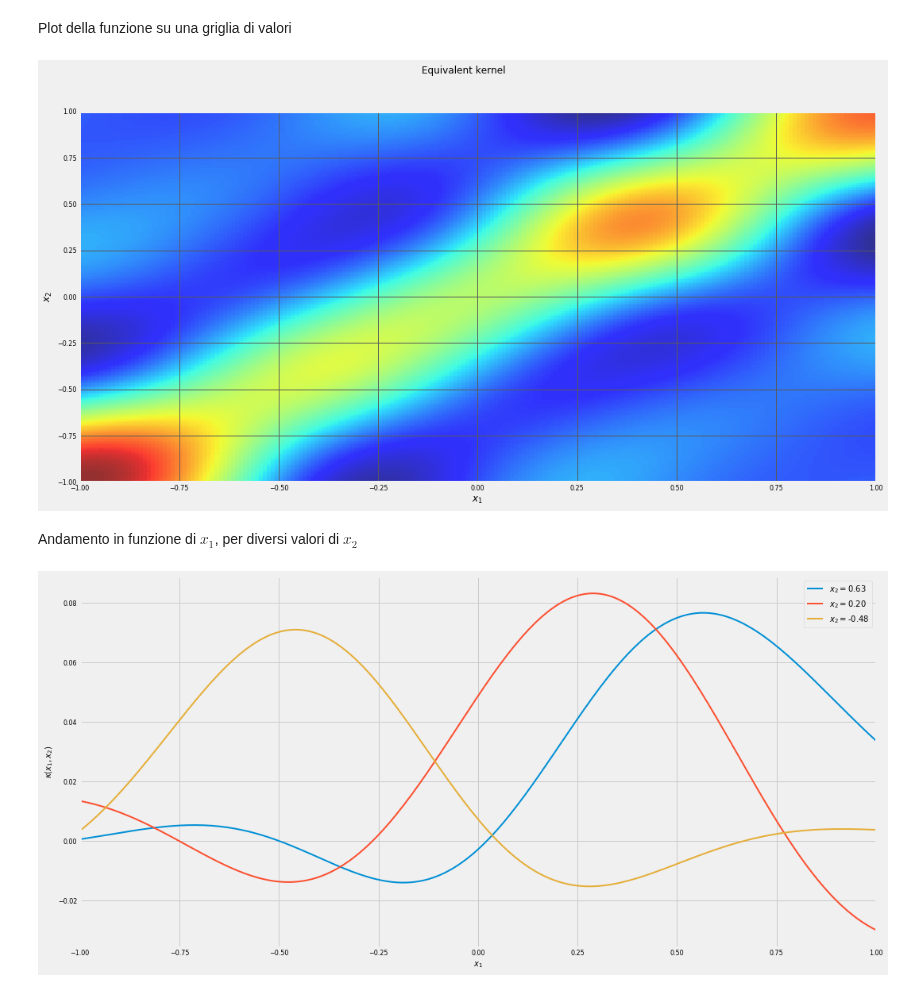
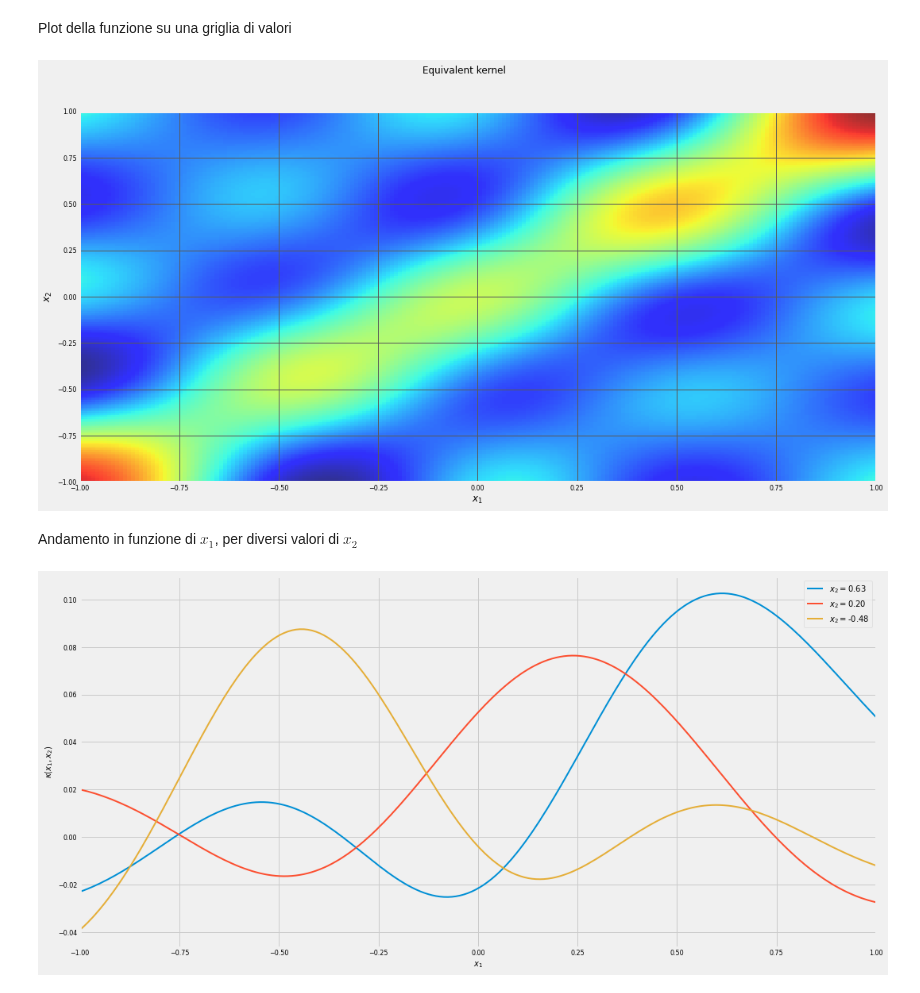
Before and after one commit to tvml/ml2324, a Jupyter notebook: codici/equiv_kernel.ipynb, the cells around one changed output. Drawn from its saved outputs; the diff is of its cells as text; code cells hidden in the pictures.

```diff
--- a/codici/equiv_kernel.ipynb
+++ b/codici/equiv_kernel.ipynb
@@ -120,7 +120,7 @@ plt.show()
 Calcolo parametri della distribuzione gaussiana a posteriori
 # %%
 # iperparametro per il prior
-alfa=.2
+alfa=.002
 # parametri del prior
 mu_prior=np.zeros(n_coeff)
 sigma_prior=np.eye(n_coeff)*alfa
@@ -154,18 +154,18 @@ Z=func(XX,YY)
 # %%
 fig = plt.figure(figsize=(16,8))
 ax=fig.gca()
 imshow_handle = ax.imshow(Z, origin='lower', extent=(x.min(),x.max(), y.min(), y.max()), aspect='auto', alpha=.8)
 ax.set_xlabel('$x_1$', fontsize=12)
 ax.set_ylabel('$x_2$', fontsize=12)
 plt.xlim(-1,1)
 plt.ylim(-1,1)
 ax.xaxis.set_tick_params(labelsize=8)
 ax.yaxis.set_tick_params(labelsize=8)
-ax.grid(b=True, which='both', color='0.35')
+ax.grid(which='both', color='0.35')
 plt.suptitle(u'Equivalent kernel')
 plt.show()
 # %% [output]
-[figure, old version]
+[figure, new version]
 # %% [markdown]
 Andamento in funzione di $x_1$, per diversi valori di $x_2$
 # %%
@@ -180,4 +180,4 @@ ax.set_ylabel('$\kappa(x_1,x_2)$')
 plt.legend()
 plt.show()
 # %% [output]
-[figure, old version]
+[figure, new version]
```
Also changed, not shown: parts of 2 cells of this notebook, 14 other files.
